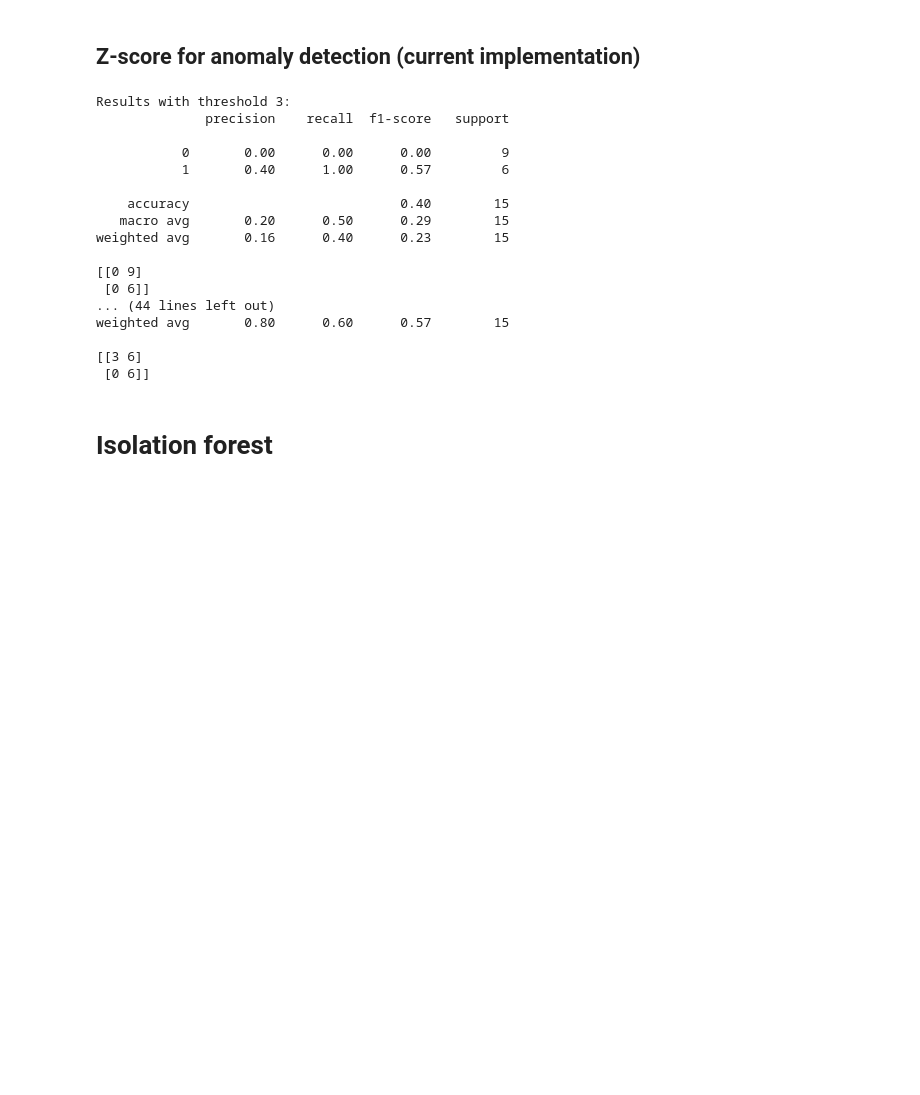
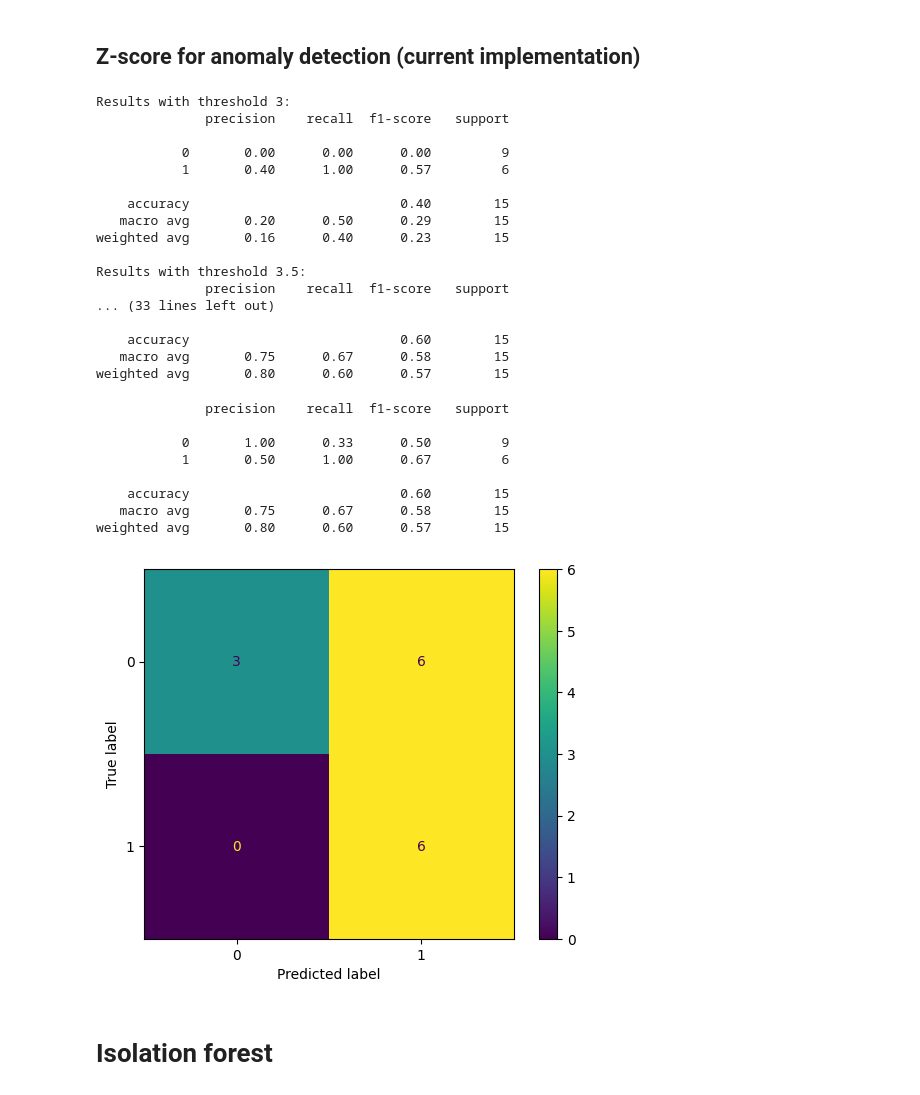
Before and after one commit to r-dura/rf-anomaly-detection, a Jupyter notebook: notebooks/anomaly_detection_main.ipynb, the cells around one changed output. Saved outputs shown, nothing was run; the diff lists cells and outputs as text; code cells hidden in the pictures; blank space fills up the shorter version.

```diff
--- a/notebooks/anomaly_detection_main.ipynb
+++ b/notebooks/anomaly_detection_main.ipynb
@@ -204,7 +204,6 @@ for threshold in thresholds:
     z_scores, y_pred = z_score_anomaly_detector(X_bg_train, X_test, threshold=threshold)
     print(f"Results with threshold {threshold}:")
     print(classification_report(y_test, y_pred))
-    print(confusion_matrix(y_test, y_pred))
 # %% [output]
 Results with threshold 3:
               precision    recall  f1-score   support
@@ -216,13 +215,27 @@ Results with threshold 3:
    macro avg       0.20      0.50      0.29        15
 weighted avg       0.16      0.40      0.23        15
 
-[[0 9]
- [0 6]]
-... (44 lines left out)
+Results with threshold 3.5:
+              precision    recall  f1-score   support
+... (33 lines left out)
+
+    accuracy                           0.60        15
+   macro avg       0.75      0.67      0.58        15
 weighted avg       0.80      0.60      0.57        15
-
-[[3 6]
- [0 6]]
+# %%
+z_scores, y_pred = z_score_anomaly_detector(X_bg_train, X_test, threshold=5)
+print(classification_report(y_test, y_pred))
+disp_cm = ConfusionMatrixDisplay(confusion_matrix(y_test, y_pred)).plot()
+# %% [output]
+              precision    recall  f1-score   support
+
+           0       1.00      0.33      0.50         9
+           1       0.50      1.00      0.67         6
+
+    accuracy                           0.60        15
+   macro avg       0.75      0.67      0.58        15
+weighted avg       0.80      0.60      0.57        15
+[figure, added]
 # %% [markdown]
 # Isolation forest
 # %%
```
Also changed, not shown: parts of 2 cells of this notebook, 3 other files.
